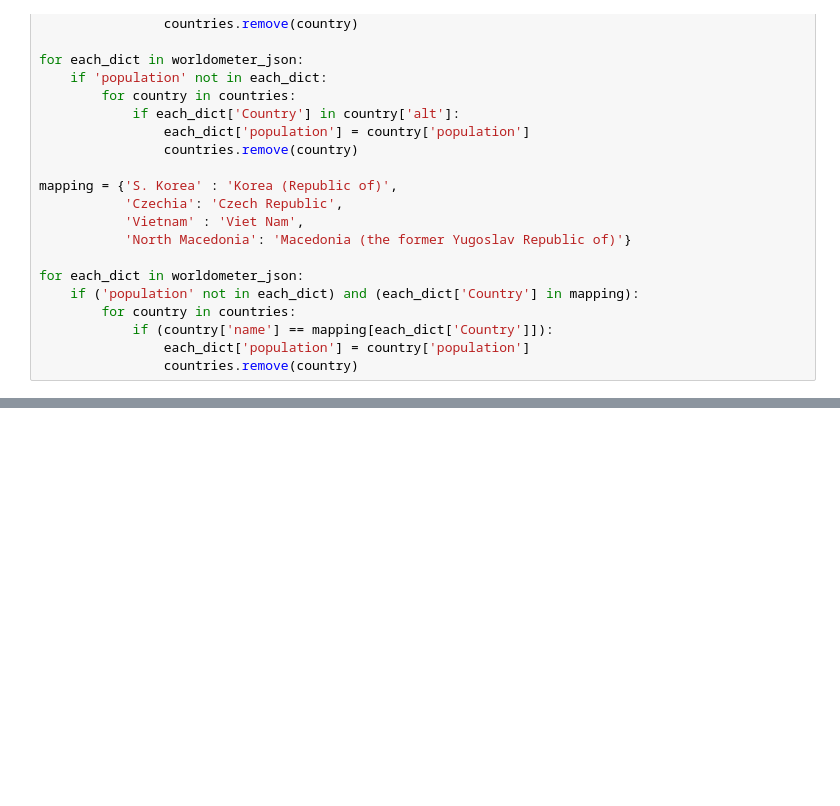
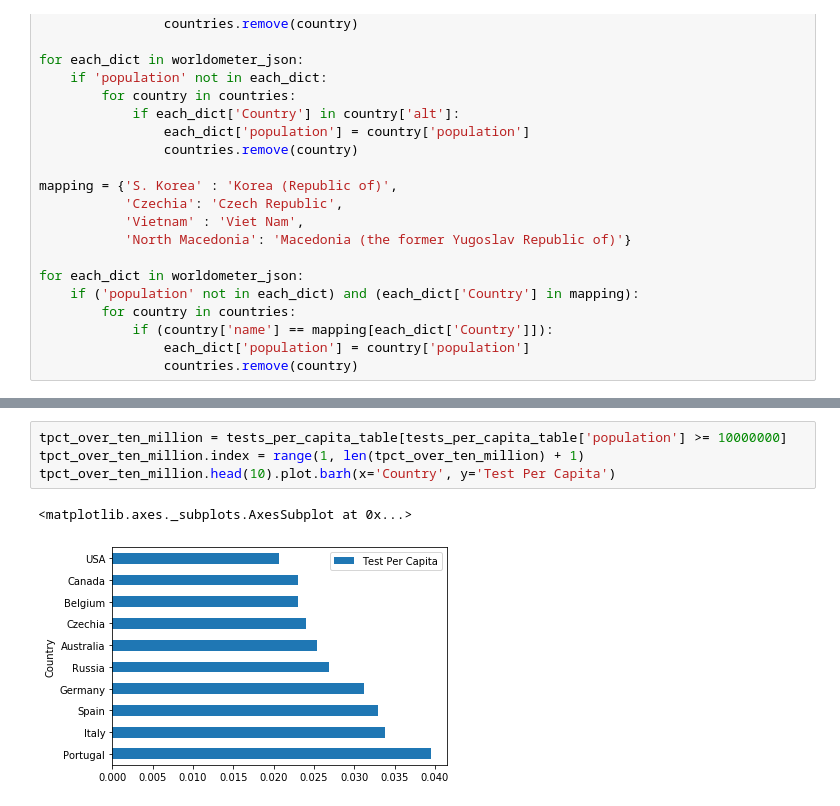
Before and after one commit to lapulgaatomica/covid_wrangling, a Jupyter notebook: WorldometerCovid.ipynb, the cells around one changed output, grey strips where cells are left out. Cells and saved outputs as stored; diff of their text form; blank space fills up the shorter version.

```diff
--- a/WorldometerCovid.ipynb
+++ b/WorldometerCovid.ipynb
@@ -151,0 +118,7 @@ corona_virus_detailed_table[corona_virus_detailed_table['population'].isna() ]
+# %%
+tpct_over_ten_million = tests_per_capita_table[tests_per_capita_table['population'] >= 10000000]
+tpct_over_ten_million.index = range(1, len(tpct_over_ten_million) + 1)
+tpct_over_ten_million.head(10).plot.barh(x='Country', y='Test Per Capita')
+# %% [output]
+<matplotlib.axes._subplots.AxesSubplot at 0x...>
+[figure, added]
```
Also changed, not shown: parts of 12 cells of this notebook.
